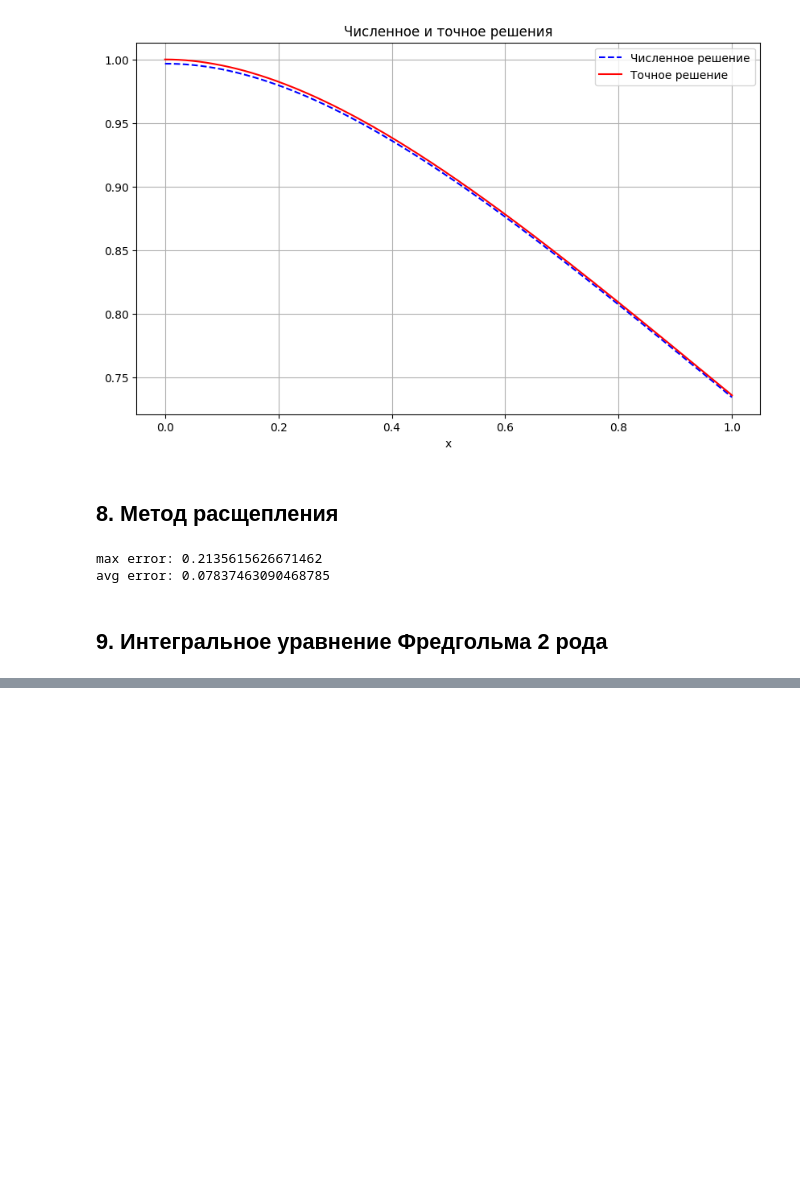
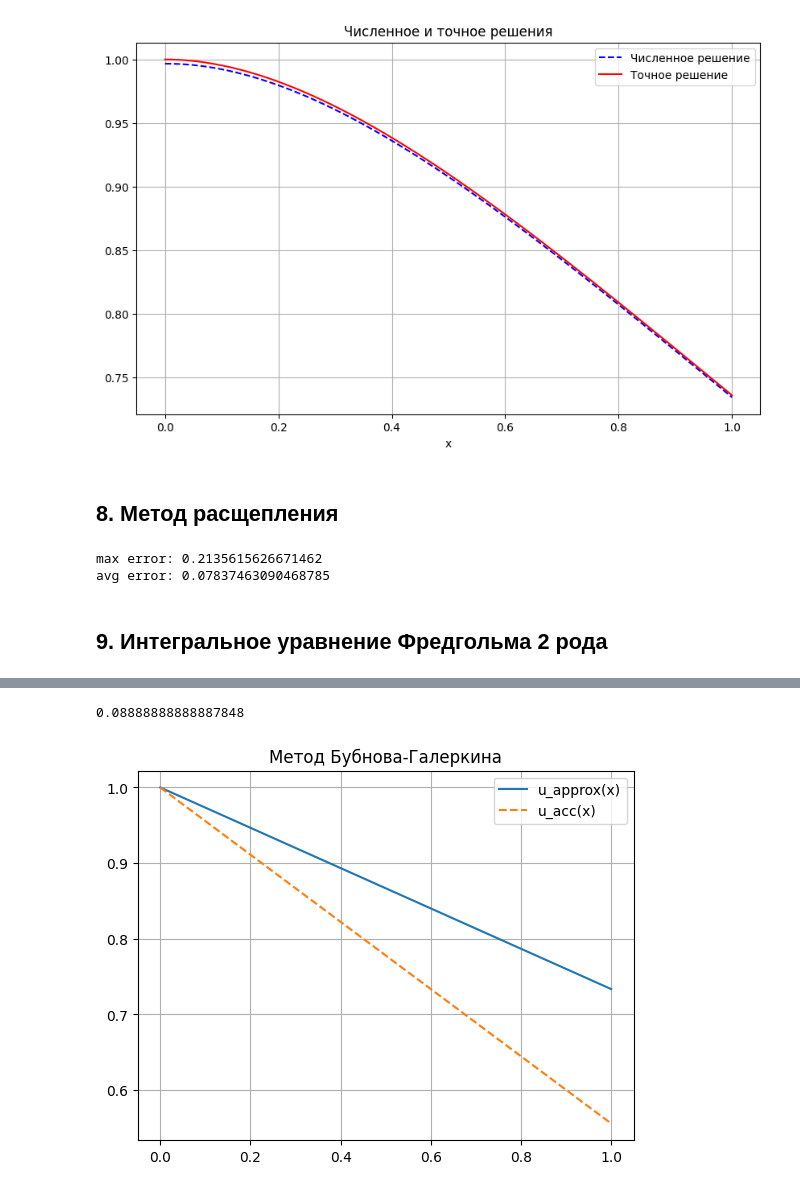
Before and after one commit to poslam/sem6-nmde, a Jupyter notebook: labs.ipynb, the cells around one changed output, grey strips where cells are left out. Drawn from its saved outputs; the diff is of its cells as text; code cells hidden in the pictures; blank space fills up the shorter version.

```diff
--- a/labs.ipynb
+++ b/labs.ipynb
@@ -894,0 +963,80 @@ avg error: 0.07837463090468785
+# %%
+import numpy as np
+import scipy.integrate as integrate
+import scipy.linalg as la
+import matplotlib.pyplot as plt
+from numpy.polynomial.legendre import legval
+
+a, b = 0, 1
+l = 1.0
+n = 10
+
+
+def K(x, s):
+    return x * s**2
+
+
+def f(x):
+    return 1
+
+def phi(k, x):
+    return x**k
+
+
+def inner_product(g, h):
+    integrand = lambda x: g(x) * h(x)
+    return integrate.quad(integrand, a, b)[0]
+
+
+A = np.zeros((n, n))
+B = np.zeros(n)
+
+for i in range(n):
+    phi_i = lambda x: phi(i, x)
+    B[i] = inner_product(f, phi_i)
+
+    for j in range(n):
+        phi_j = lambda x: phi(j, x)
+
+        def kernel_integral(x):
+            inner = lambda s: K(x, s) * phi_j(s)
+            return integrate.quad(inner, a, b)[0]
+
+        integrand = lambda x: phi_i(x) * kernel_integral(x)
+        A[i, j] = l * integrate.quad(integrand, a, b)[0]
+
+for i in range(n):
+    phi_i = lambda x: phi(i, x)
+    for j in range(n):
+        phi_j = lambda x: phi(j, x)
+        A[i, j] += inner_product(phi_i, phi_j)
+
+
+C = np.linalg.solve(A, B)
+
+
+def u_approx(x):
+    return sum(C[k] * phi(k, x) for k in range(n))
+
+
+def u_acc(x):
+    return 1 + 4/9 * x
+
+
+# Визуализация
+x_vals = np.linspace(a, b, 200)
+u_vals = u_approx(x_vals)
+u_acc_vals = u_acc(x_vals)
+f_vals = [f(x) for x in x_vals]
+
+print(np.average(np.abs(u_vals - u_acc_vals)))
+
+plt.plot(x_vals, u_vals, label="u_approx(x)")
+plt.plot(x_vals, u_acc_vals, label="u_acc(x)", linestyle="--")
+plt.legend()
+plt.title("Метод Бубнова-Галеркина")
+plt.grid()
+plt.show()
+# %% [output]
+0.08888888888887848
+[figure, added]
```
Also changed, not shown: parts of 4 cells of this notebook.
